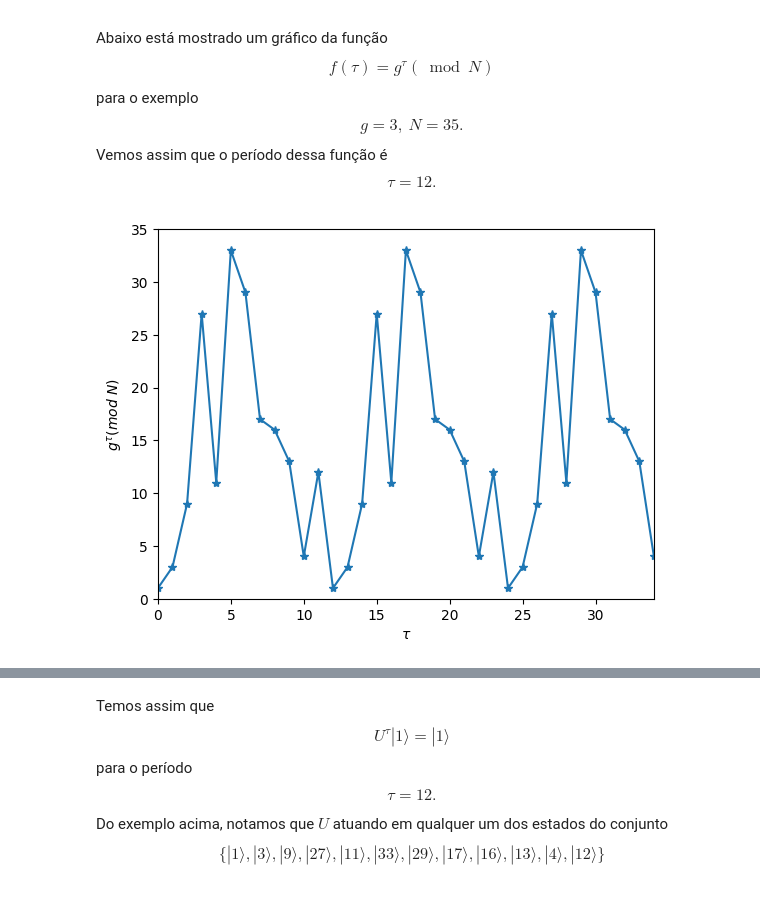
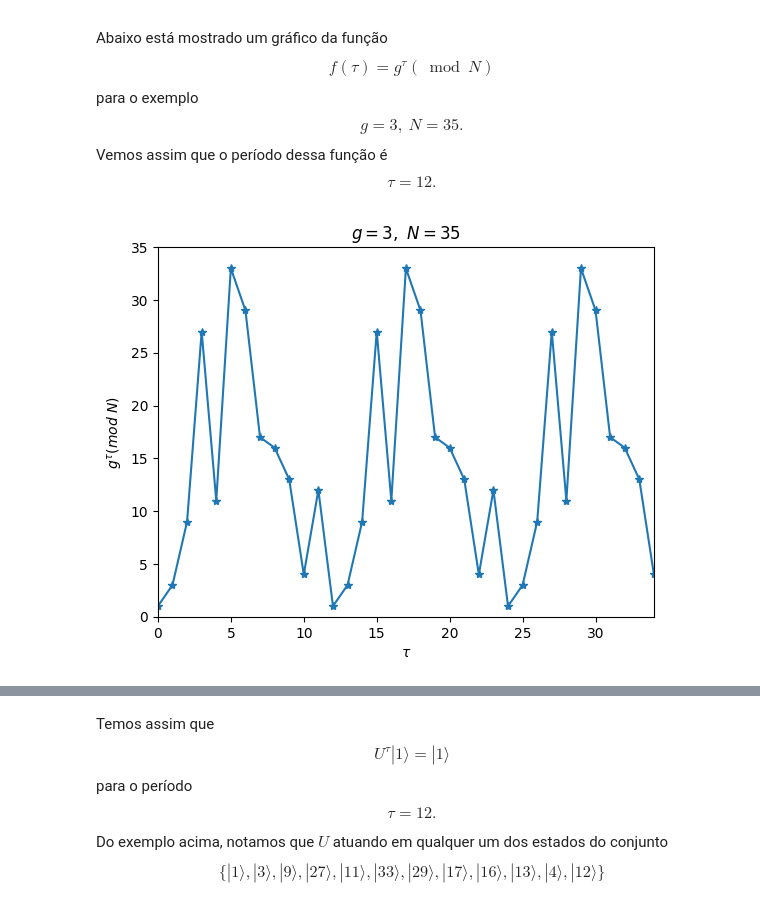
Before and after one commit to jonasmaziero/computacao_quantica_qiskit_sbf_2024, a Jupyter notebook: 08_c_Shor_order_finding.ipynb, the cells around one changed output, grey strips where cells are left out. Drawn from its saved outputs; the diff is of its cells as text; code cells hidden in the pictures.

```diff
--- a/08_c_Shor_order_finding.ipynb
+++ b/08_c_Shor_order_finding.ipynb
@@ -16,14 +16,15 @@ $$\tau=12.$$
 # %%
 import numpy as np
 import matplotlib.pyplot as plt
 g = 3; N = 35
 tau = np.arange(0,N,1); gt = g**tau % N
 plt.plot(tau,gt, '-*')
 plt.xlabel(r'$\tau$'); plt.ylabel(r'$g^\tau(mod\ N)$')
 plt.xlim(0,N-1); plt.ylim(0,N)
+plt.title(r'$g=3,\ N=35$')
 plt.show()
 # %% [output]
-[figure, old version]
+[figure, new version]
 # %% [markdown]
 Agora vem a questão de como podemos fazer esse cálculo usando um computador quântico. Vamos começar considerando um operador unitário que atua da seguinte forma na base computacional de
 $$n = \lceil\log_2(N)\rceil$$
```
Also changed, not shown: parts of 17 cells of this notebook, 1 other file.
